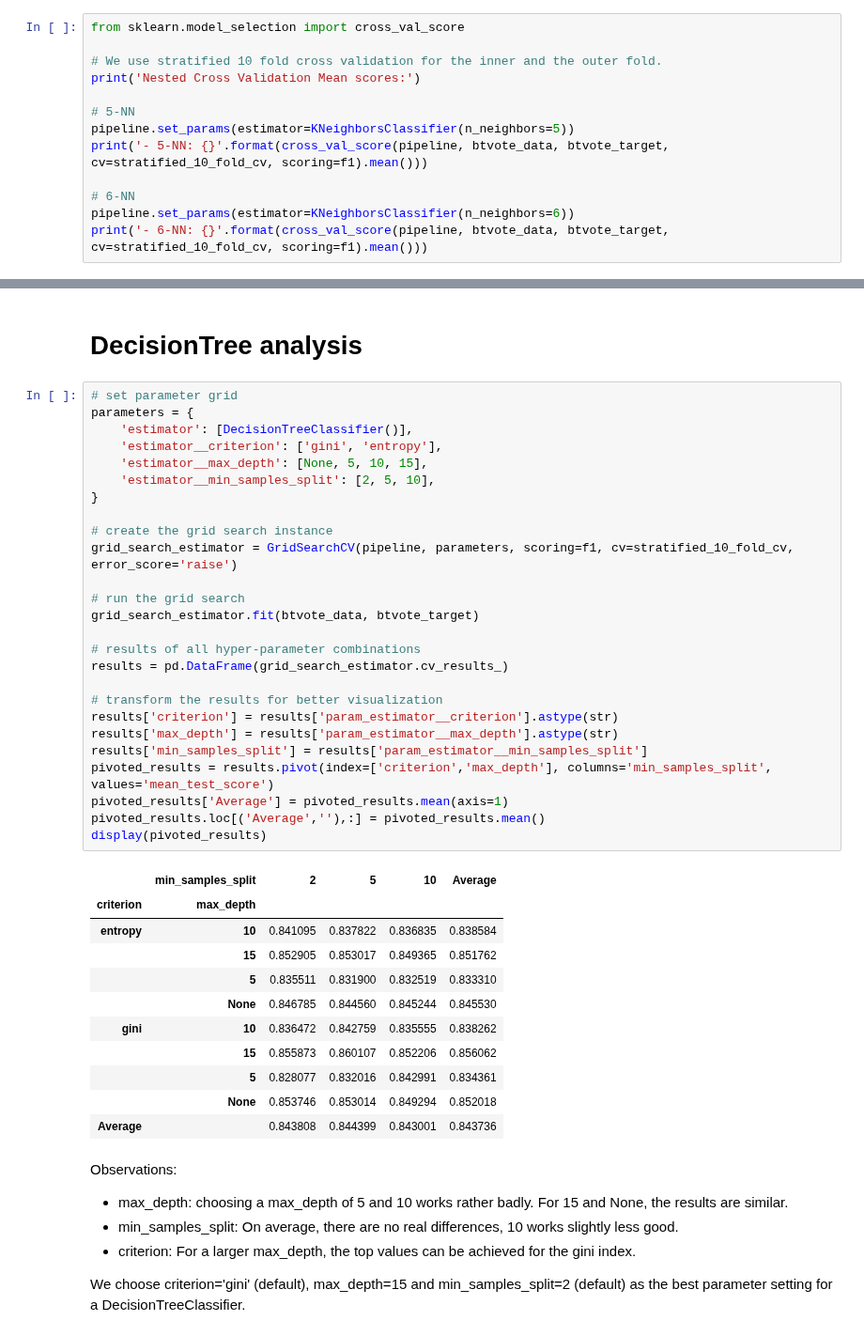
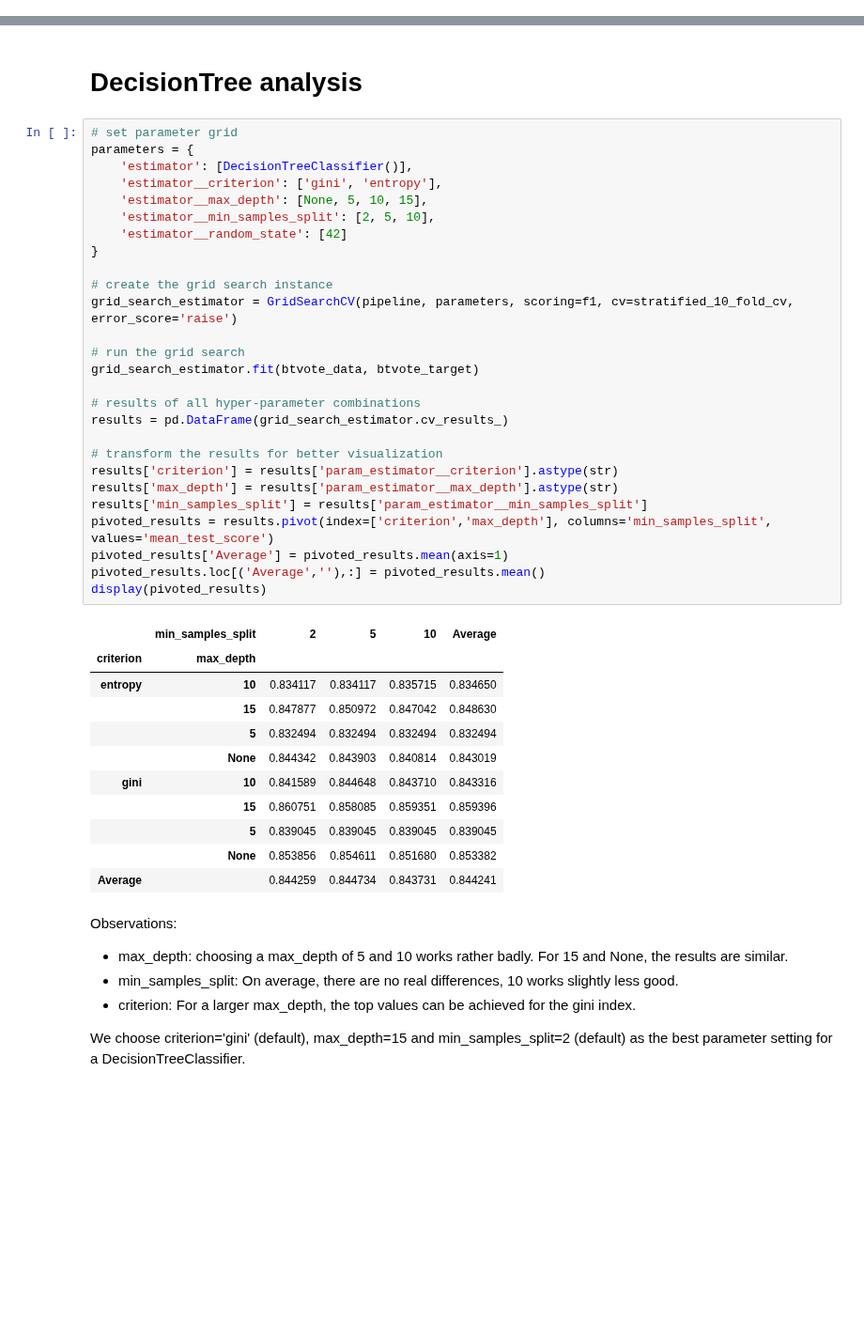
Before and after one commit to mograev/btvote, a Jupyter notebook: notebooks/4-classification.ipynb, the cells around one changed output, grey strips where cells are left out. Shown at 94% size. Saved outputs shown, nothing was run; the diff lists cells and outputs as text; blank space fills up the shorter version.

```diff
--- a/notebooks/4-classification.ipynb
+++ b/notebooks/4-classification.ipynb
@@ -150,13 +162,0 @@ The results for the k-NN Classifier are better when using distance-based weights
-# %%
-from sklearn.model_selection import cross_val_score
-
-# We use stratified 10 fold cross validation for the inner and the outer fold.
-print('Nested Cross Validation Mean scores:')
-
-# 5-NN
-pipeline.set_params(estimator=KNeighborsClassifier(n_neighbors=5))
-print('- 5-NN: {}'.format(cross_val_score(pipeline, btvote_data, btvote_target, cv=stratified_10_fold_cv, scoring=f1).mean()))
-
-# 6-NN
-pipeline.set_params(estimator=KNeighborsClassifier(n_neighbors=6))
-print('- 6-NN: {}'.format(cross_val_score(pipeline, btvote_data, btvote_target, cv=stratified_10_fold_cv, scoring=f1).mean()))
@@ -171,41 +165,42 @@ The 5-NN claassifier seems to perform slightly better than the one with n_neighb
 # %%
 # set parameter grid
 parameters = {
     'estimator': [DecisionTreeClassifier()],
     'estimator__criterion': ['gini', 'entropy'],
     'estimator__max_depth': [None, 5, 10, 15],
     'estimator__min_samples_split': [2, 5, 10],
+    'estimator__random_state': [42]
 }
 
 # create the grid search instance
 grid_search_estimator = GridSearchCV(pipeline, parameters, scoring=f1, cv=stratified_10_fold_cv, error_score='raise')
 
 # run the grid search
 grid_search_estimator.fit(btvote_data, btvote_target)
 
 # results of all hyper-parameter combinations
 results = pd.DataFrame(grid_search_estimator.cv_results_)
 
 # transform the results for better visualization
 results['criterion'] = results['param_estimator__criterion'].astype(str)
 results['max_depth'] = results['param_estimator__max_depth'].astype(str)
 results['min_samples_split'] = results['param_estimator__min_samples_split']
 pivoted_results = results.pivot(index=['criterion','max_depth'], columns='min_samples_split', values='mean_test_score')
 pivoted_results['Average'] = pivoted_results.mean(axis=1)
 pivoted_results.loc[('Average',''),:] = pivoted_results.mean()
 display(pivoted_results)
 # %% [output]
 |  | min_samples_split | 2 | 5 | 10 | Average |
 | criterion | max_depth |  |  |  |  |
-| entropy | 10 | 0.841095 | 0.837822 | 0.836835 | 0.838584 |
-|  | 15 | 0.852905 | 0.853017 | 0.849365 | 0.851762 |
-|  | 5 | 0.835511 | 0.831900 | 0.832519 | 0.833310 |
-|  | None | 0.846785 | 0.844560 | 0.845244 | 0.845530 |
-| gini | 10 | 0.836472 | 0.842759 | 0.835555 | 0.838262 |
-|  | 15 | 0.855873 | 0.860107 | 0.852206 | 0.856062 |
-|  | 5 | 0.828077 | 0.832016 | 0.842991 | 0.834361 |
-|  | None | 0.853746 | 0.853014 | 0.849294 | 0.852018 |
-| Average |  | 0.843808 | 0.844399 | 0.843001 | 0.843736 |
+| entropy | 10 | 0.834117 | 0.834117 | 0.835715 | 0.834650 |
+|  | 15 | 0.847877 | 0.850972 | 0.847042 | 0.848630 |
+|  | 5 | 0.832494 | 0.832494 | 0.832494 | 0.832494 |
+|  | None | 0.844342 | 0.843903 | 0.840814 | 0.843019 |
+| gini | 10 | 0.841589 | 0.844648 | 0.843710 | 0.843316 |
+|  | 15 | 0.860751 | 0.858085 | 0.859351 | 0.859396 |
+|  | 5 | 0.839045 | 0.839045 | 0.839045 | 0.839045 |
+|  | None | 0.853856 | 0.854611 | 0.851680 | 0.853382 |
+| Average |  | 0.844259 | 0.844734 | 0.843731 | 0.844241 |
 # %% [markdown]
 Observations:
 - max_depth: choosing a max_depth of 5 and 10 works rather badly. For 15 and None, the results are similar.
```
Also changed, not shown: parts of 21 cells of this notebook, 2 other files.
